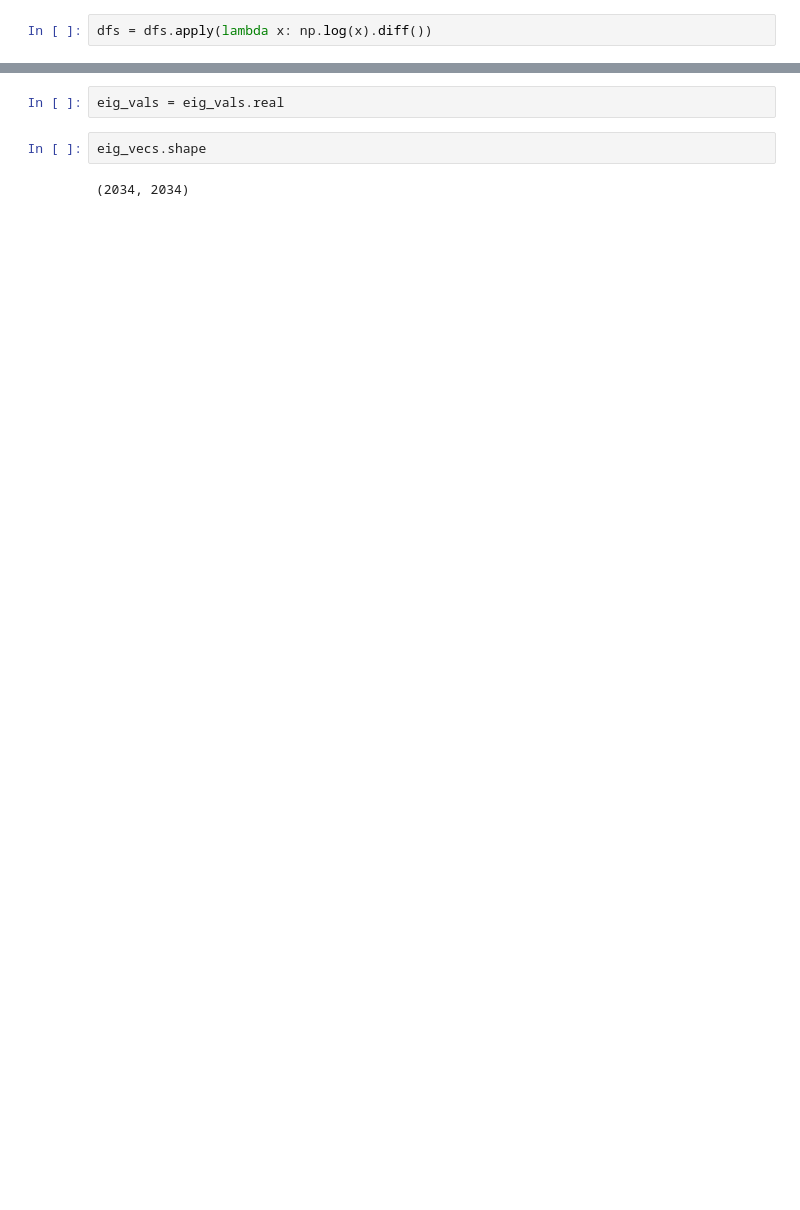
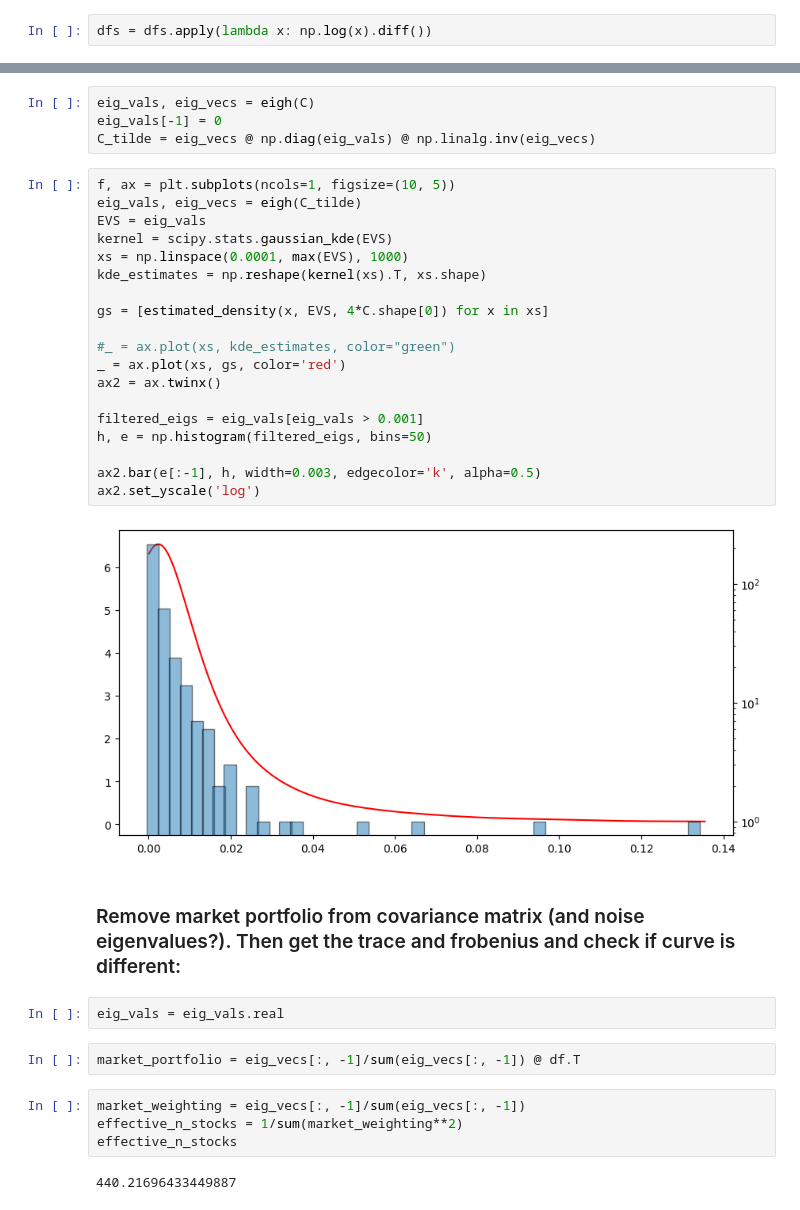
Before and after one commit to adrianbeer/RandomMatrixTheory, a Jupyter notebook: Experiments/covariance_moments.ipynb, the cells around one changed output, grey strips where cells are left out. Drawn from its saved outputs; the diff is of its cells as text; blank space fills up the shorter version.

```diff
--- a/Experiments/covariance_moments.ipynb
+++ b/Experiments/covariance_moments.ipynb
@@ -83,6 +127,37 @@ eig_vals, eig_vecs = eigh(C)
+# %%
+eig_vals, eig_vecs = eigh(C)
+eig_vals[-1] = 0
+C_tilde = eig_vecs @ np.diag(eig_vals) @ np.linalg.inv(eig_vecs)
+# %%
+f, ax = plt.subplots(ncols=1, figsize=(10, 5))
+eig_vals, eig_vecs = eigh(C_tilde)
+EVS = eig_vals
+kernel = scipy.stats.gaussian_kde(EVS)
+xs = np.linspace(0.0001, max(EVS), 1000)
+kde_estimates = np.reshape(kernel(xs).T, xs.shape)
+
+gs = [estimated_density(x, EVS, 4*C.shape[0]) for x in xs]
+
+#_ = ax.plot(xs, kde_estimates, color="green")
+_ = ax.plot(xs, gs, color='red')
+ax2 = ax.twinx()
+
+filtered_eigs = eig_vals[eig_vals > 0.001]
+h, e = np.histogram(filtered_eigs, bins=50)
+
+ax2.bar(e[:-1], h, width=0.003, edgecolor='k', alpha=0.5)
+ax2.set_yscale('log')
+# %% [output]
+[figure, added]
+# %% [markdown]
+### Remove market portfolio from covariance matrix (and noise eigenvalues?). Then get the trace and frobenius and check if curve is different:
 # %%
 eig_vals = eig_vals.real
-# %%
-eig_vecs.shape
-# %% [output]
-(2034, 2034)
+# %%
+market_portfolio = eig_vecs[:, -1]/sum(eig_vecs[:, -1]) @ df.T
+# %%
+market_weighting = eig_vecs[:, -1]/sum(eig_vecs[:, -1])
+effective_n_stocks = 1/sum(market_weighting**2)
+effective_n_stocks
+# %% [output]
+440.21696433449887
```
Also changed, not shown: parts of 31 cells of this notebook.
